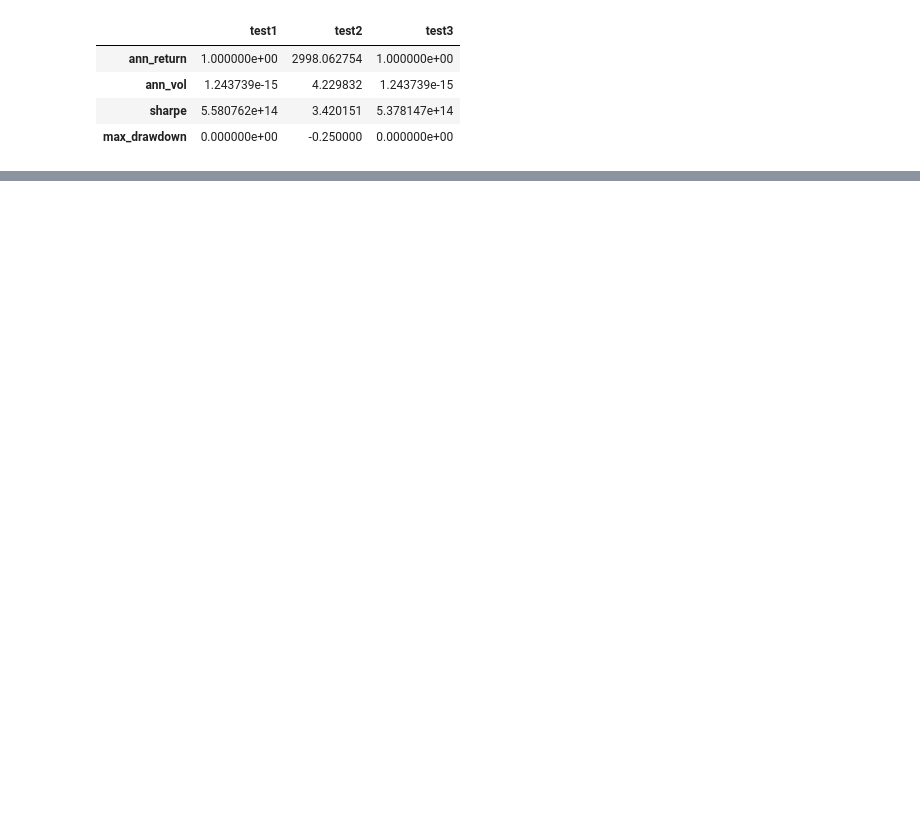
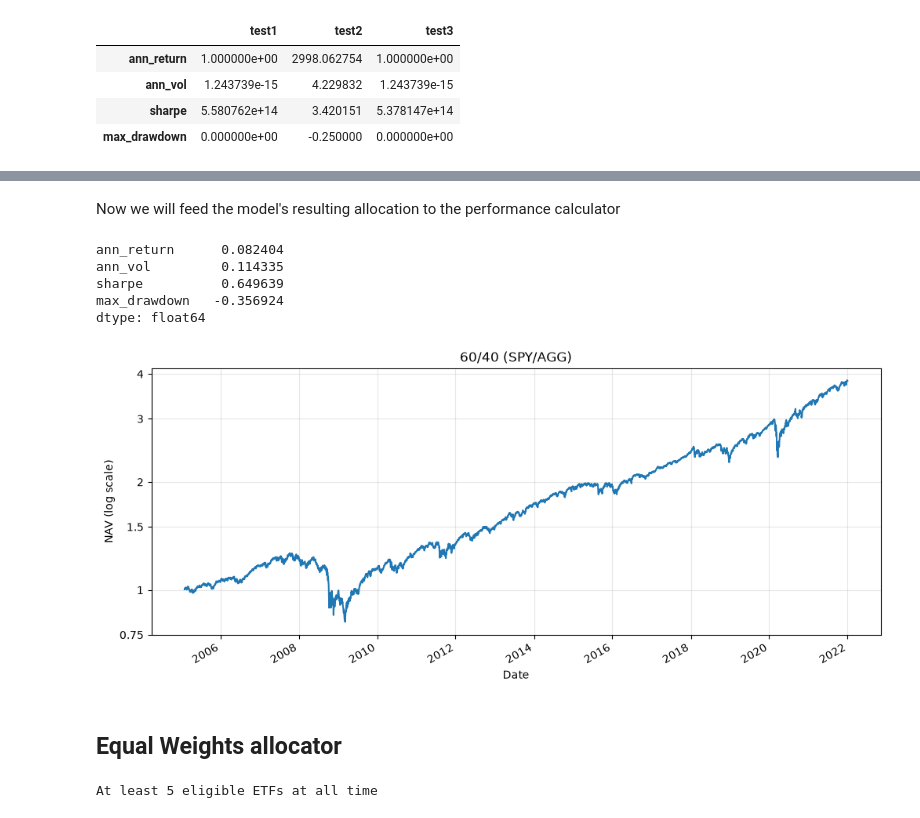
Before and after one commit to aferri-git/ML_virtual_portfolio, a Jupyter notebook: notebooks/baseline_model.ipynb, the cells around one changed output, grey strips where cells are left out. Cells and saved outputs as stored; diff of their text form; code cells hidden in the pictures; blank space fills up the shorter version.

Commit message:
Baseline backtests: 60/40, equal weight, inverse vol; trials log and amendments

```diff
--- a/notebooks/baseline_model.ipynb
+++ b/notebooks/baseline_model.ipynb
@@ -379,0 +394,27 @@ pd.DataFrame({"test1": test1, "test2": test2, "test3": test3})
+# %%
+# build a basic allocator which we will use as benchmark
+
+# the allocator will take the data built by the engine but will not use it as the 60/40 split does not depend on it
+# it will return the portfolio allocatio and the engine will trade it
+def sixty_forty(_): # makes sure to ignore any argument given
+    return pd.Series({"SPY": 0.6, "AGG": 0.4})
+
+# same shape as the dummy functions used for testing so no need to test again
+# %%
+# we will ran with no cap (to allow for 60/40)
+# and with lookback of 1 trade day to avoind halting the process as AGG was only start in Sept 2003
+
+result_6040 = backtest_engine(sixty_forty, close_b, open_b, returns_b, eligible_b, rebal_dates, cost_bp[["SPY", "AGG"]], cap=None, lookback = 1)
+# %%
+# sanity check the results
+
+# NAV should be close to 1 on date 1
+NAV_6040 = result_6040["NAV"]
+print (NAV_6040.iloc[0])
+
+# 1st turnover should be 1
+turnover_6040 = result_6040["Turnover"]
+print (turnover_6040.iloc[0])
+
+# following that turnover should be small
+turnover_6040.iloc[1:].describe()
@@ -379,0 +433,30 @@ pd.DataFrame({"test1": test1, "test2": test2, "test3": test3})
+# %% [markdown]
+Now we will feed the model's resulting allocation to the performance calculator
+# %%
+performance_6040 = performance_calculator(NAV_6040, rf_daily)
+print(performance_6040)
+
+# the numbers i see make sense
+# %% [output]
+ann_return      0.082404
+ann_vol         0.114335
+sharpe          0.649639
+max_drawdown   -0.356924
+dtype: float64
+# %%
+# we now plot the chart with the log growth of the NAV for the last sanity check
+
+fig, ax = plt.subplots(figsize=(12,5))
+
+NAV_6040.plot(ax=ax, logy = True, x_compat=True)
+ax.set_title("60/40 (SPY/AGG)")
+ax.set_ylabel("NAV (log scale)")
+ticks = [0.75, 1, 1.5, 2, 3, 4]
+ax.set_yticks(ticks, labels=[str(t) for t in ticks])
+ax.minorticks_off()
+ax.grid(True, alpha=0.3)
+plt.show()
+# %% [output]
+[figure, added]
+# %% [markdown]
+## Equal Weights allocator
@@ -379,0 +470,10 @@ pd.DataFrame({"test1": test1, "test2": test2, "test3": test3})
+# %%
+# we need to check for the approach to the CAP variable
+
+# we need at least 5 ETFs for the 20% cap to be respected, as each fund's weight will be determined by its volatility vis-a-vis the others
+
+assert (eligible_ew.loc[rebal_dates].sum(axis=1).min())>5
+
+print("At least 5 eligible ETFs at all time")
+# %% [output]
+At least 5 eligible ETFs at all time
```
Also changed, not shown: parts of 46 cells of this notebook, 6 other files.
